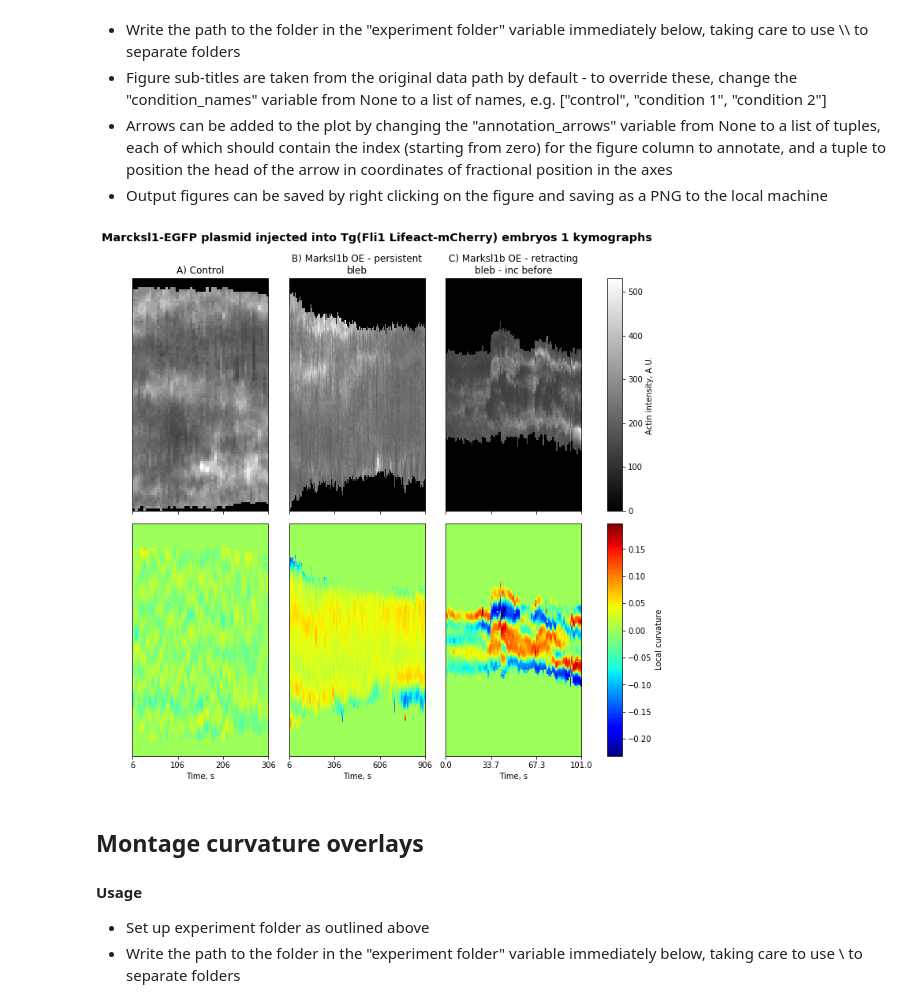
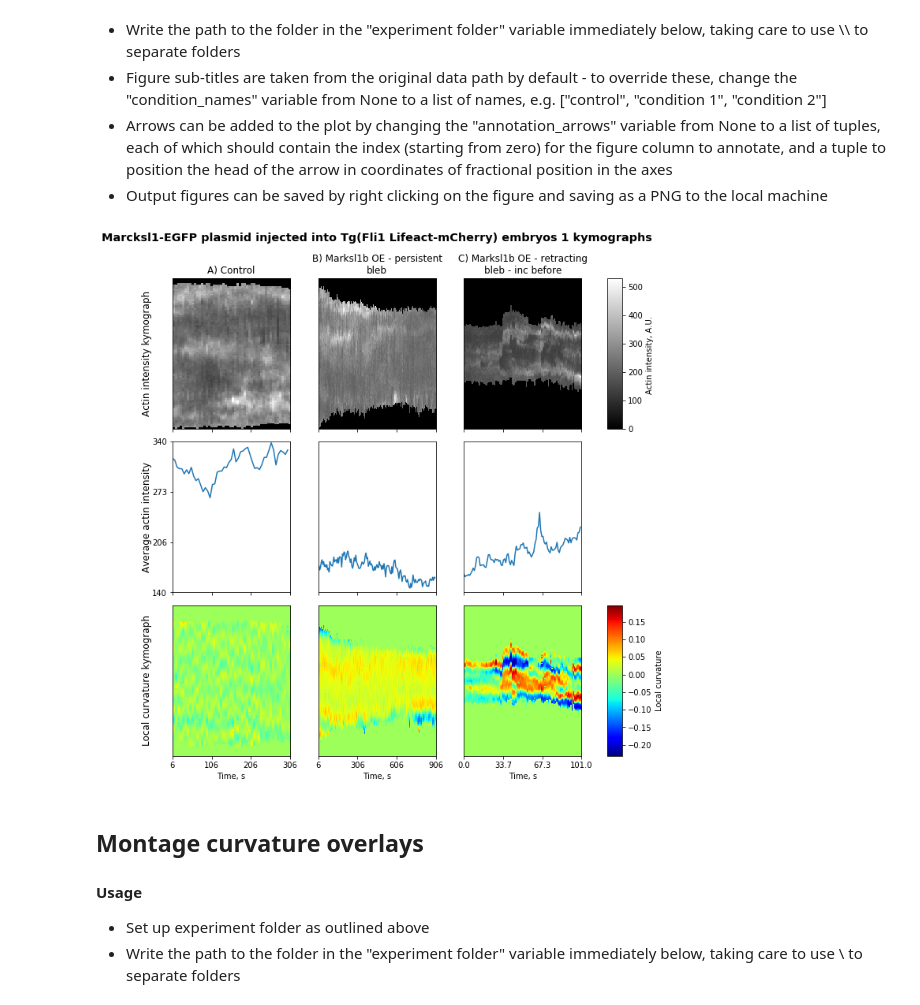
Before and after one commit to dougkelly88/blebbing_analysis, a Jupyter notebook: plotting/Blebbing figures.ipynb, the cells around one changed output. Cells and saved outputs as stored; diff of their text form; code cells hidden in the pictures.

Commit message:
Show averaged intensity plots and align row titles for kymograph montage

```diff
--- a/plotting/Blebbing figures.ipynb
+++ b/plotting/Blebbing figures.ipynb
@@ -38,6 +38,8 @@ actin_kyms = [];
 curvature_kyms = [];
 paramses = [];
 subtitles = [];
+average_nonzero_intensities = [];
+title_text_objs = [];
 experiment_title = os.path.basename(experiment_folder);
 for idx, subfolder in enumerate(os.listdir(experiment_folder)):
     actin_kyms.append(io.imread(os.path.join(experiment_folder, subfolder, "normalised position Actin kymograph.tif")));
@@ -53,7 +55,7 @@ for idx, subfolder in enumerate(os.listdir(experiment_folder)):
     else:
         subtitles.append(condition_names[idx]);
 curv_lims = (min([im.min() for im in curvature_kyms]), max([im.max() for im in curvature_kyms]));
-fig, axs = plt.subplots(ncols=len(actin_kyms), nrows=2, sharex='col', figsize=(3*len(curvature_kyms),10));
+fig, axs = plt.subplots(ncols=len(actin_kyms), nrows=3, sharex='col', figsize=(3*len(curvature_kyms),10));
 for idx in range(len(actin_kyms)):
     t_offs = 0;
     timestep = paramses[idx].frame_interval;
@@ -64,46 +66,73 @@ for idx in range(len(actin_kyms)):
                            aspect='auto',
                            interpolation=None,
                            extent=[t_offs,timestep*actin_kyms[idx].shape[1]+t_offs,0,actin_kyms[idx].shape[0]]);
-    im2=axs[1][idx].imshow(curvature_kyms[idx],
+    average_nonzero_intensity = np.sum(actin_kyms[idx], axis=0)/np.count_nonzero(actin_kyms[idx], axis=0)
+    avgIplt = axs[1][idx].plot([t_offs + tidx*timestep for tidx in range(actin_kyms[idx].shape[1])], average_nonzero_intensity);
+    average_nonzero_intensities.append(average_nonzero_intensity);
+    im2=axs[2][idx].imshow(curvature_kyms[idx],
                            plt.cm.jet,
                            vmin=curv_lims[0],
                            vmax=curv_lims[1],
                            aspect='auto',
                            interpolation=None,
                            extent=[t_offs,timestep*actin_kyms[idx].shape[1]+t_offs,0,actin_kyms[idx].shape[0]]);
-    axs[1][idx].set_xlabel("Time, " + paramses[idx].interval_unit);
+    axs[2][idx].set_xlabel("Time, " + paramses[idx].interval_unit);
     axs[0][idx].set_yticks([]);
-    axs[1][idx].set_yticks([]);
+    axs[2][idx].set_yticks([]);
     n_x_ticks = 4;
-    axs[1][idx].set_xticks([t_offs + (xidx*timestep*actin_kyms[idx].shape[1])/(n_x_ticks-1) for xidx in range(n_x_ticks)])
+    axs[2][idx].set_xticks([t_offs + (xidx*timestep*actin_kyms[idx].shape[1])/(n_x_ticks-1) for xidx in range(n_x_ticks)])
 
 # handle presentation
 plt.tight_layout()
-fig.subplots_adjust(top=0.90, right=0.9);
-cbar_ax1 = fig.add_axes([0.95, axs[0][len(actin_kyms)-1].get_position().y0, 0.03, (axs[0][len(actin_kyms)-1].get_position().y1 - axs[0][len(actin_kyms)-1].get_position().y0)])
-cbar_ax2 = fig.add_axes([0.95, axs[1][len(actin_kyms)-1].get_position().y0, 0.03, (axs[1][len(actin_kyms)-1].get_position().y1 - axs[1][len(actin_kyms)-1].get_position().y0)])
+fig.subplots_adjust(top=0.90, right=0.9, left=0.1);
+cbar_ax1 = fig.add_axes([0.95, axs[0][len(actin_kyms)-1].get_position().y0,
+                         0.03, (axs[0][len(actin_kyms)-1].get_position().y1 - axs[0][len(actin_kyms)-1].get_position().y0)])
+cbar_ax2 = fig.add_axes([0.95, axs[2][len(actin_kyms)-1].get_position().y0,
+                         0.03, (axs[2][len(actin_kyms)-1].get_position().y1 - axs[2][len(actin_kyms)-1].get_position().y0)])
 fig.colorbar(im1, cax=cbar_ax1);
 fig.colorbar(im2, cax=cbar_ax2);
 cbar_ax1.set_ylabel(paramses[0].labeled_species + " intensity, A.U. ");
 cbar_ax2.set_ylabel("Local curvature");
 
+avgd_intensity_lims = [10*np.floor(np.min([i.min() for i in average_nonzero_intensities])/10),
+                       10*np.ceil(max([i.max() for i in average_nonzero_intensities])/10)];
+
 for idx in range(len(actin_kyms)):
-    axs[0][idx].set_title("\n".join(wrap(subtitles[idx], 30)));
+    title_text_objs.append(axs[0][idx].set_title("\n".join(wrap(subtitles[idx], 30))));
+    axs[1][idx].set_ylim(avgd_intensity_lims);
+    n_y_ticks = 4;
+    if idx==0:
+        axs[1][idx].set_yticks([int(avgd_intensity_lims[0] + yidx*(avgd_intensity_lims[1] - avgd_intensity_lims[0])/(n_y_ticks-1))
+                            for yidx in range(n_y_ticks)]);
+
+    else:
+        axs[1][idx].set_yticks([]);
+
+subtitles = ['Actin intensity kymograph', 'Average actin intensity', 'Local curvature kymograph']
+for row_idx in range(3):
+    bbox = axs[row_idx][0].get_position();
+    txt = Text(0.05, 0.5*(bbox.ymin + bbox.ymax), "\n".join(wrap(subtitles[row_idx], 30)),
+               rotation='vertical',
+               horizontalalignment='center',
+               va='center',
+              fontsize=title_text_objs[idx].get_fontsize());
+    fig.add_artist(txt)
 
 plt.rc('figure', titlesize='x-large', titleweight='bold')
 fig.suptitle(experiment_title + " kymographs");
 if annotation_arrows is not None:
     for ann in annotation_arrows:
         direction = -1 if ann[1][1] > 0.5 else 1;
         axs[0][ann[0]].annotate('', xycoords='axes fraction', xy=ann[1],
                                 xytext=(ann[1][0], ann[1][1] - direction * 0.1), textcoords='axes fraction',
                                 arrowprops=dict(facecolor='black', edgecolor='white'));
-        axs[1][ann[0]].annotate('', xycoords='axes fraction', xy=ann[1],
+        axs[2][ann[0]].annotate('', xycoords='axes fraction', xy=ann[1],
                                 xytext=(ann[1][0], ann[1][1] - direction * 0.1), textcoords='axes fraction',
                                 arrowprops=dict(facecolor='black', edgecolor='white'));
+
 plt.show();
 # %% [output]
-[figure, old version]
+[figure, new version]
 # %% [markdown]
 ## Montage curvature overlays
 
```
